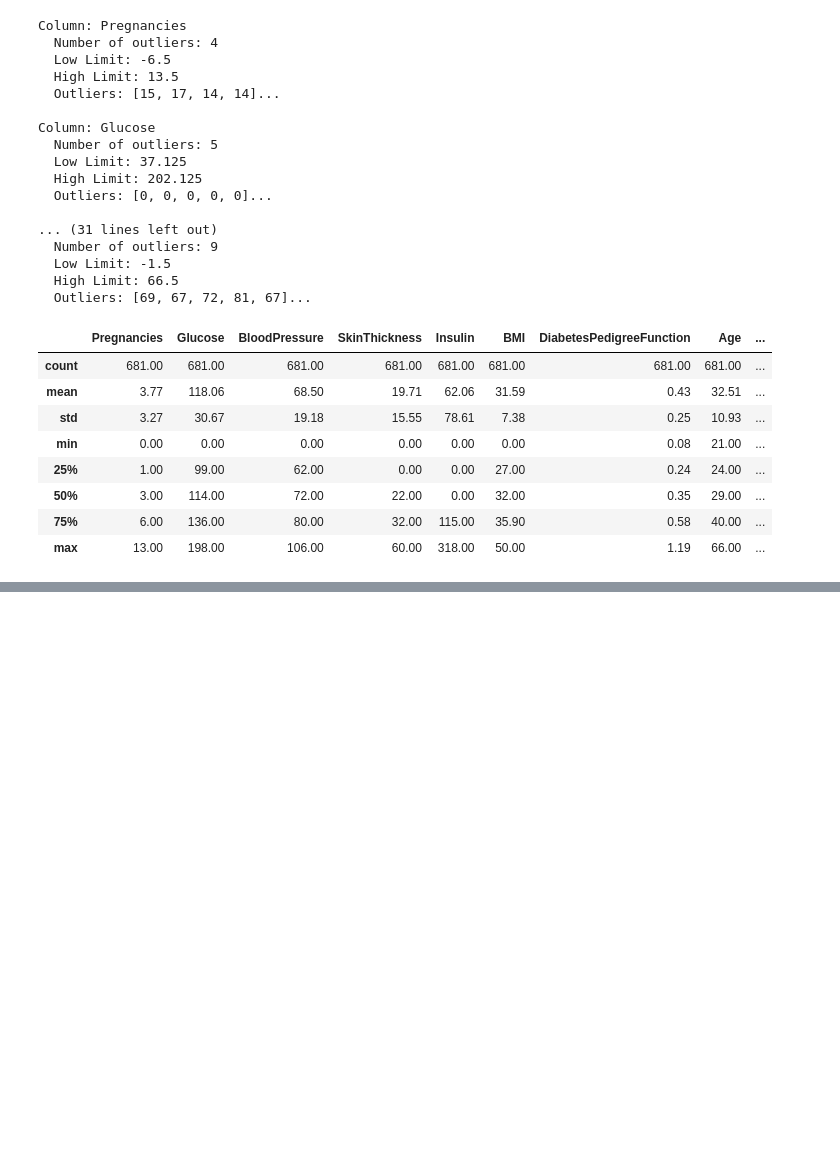
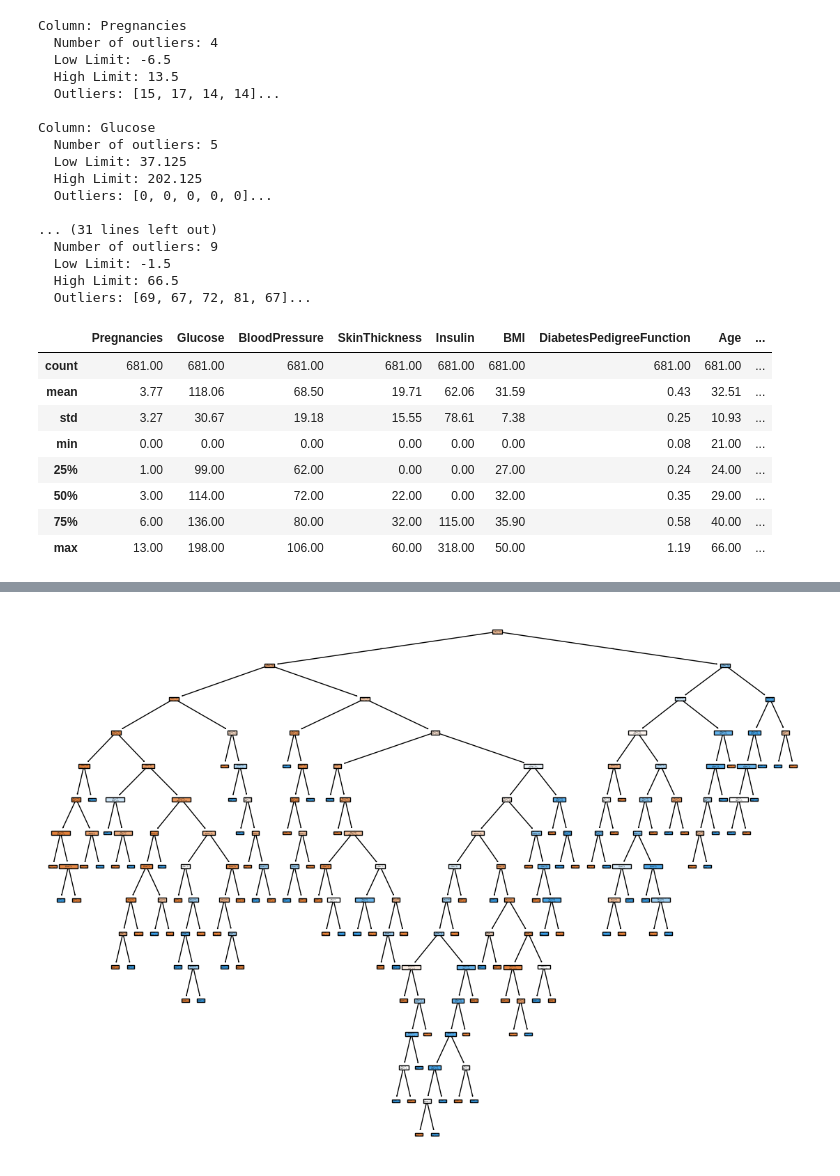
Before and after one commit to Nonpoint93/decision-tree-algo-project, a Jupyter notebook: src/explore.ipynb, the cells around one changed output, grey strips where cells are left out. Cells and saved outputs as stored; diff of their text form; code cells hidden in the pictures; blank space fills up the shorter version.

```diff
--- a/src/explore.ipynb
+++ b/src/explore.ipynb
@@ -229,9 +284,11 @@ y_test.to_csv('../data/processed/y_test.csv', index=False)
 # %%
 X_train_with_outliers_std, X_test_with_outliers_std = standard_scaler(X_train_with_outliers, X_test_with_outliers, 'with_outliers')
 X_train_without_outliers_std, X_test_without_outliers_std = standard_scaler(X_train_without_outliers, X_test_without_outliers, 'without_outliers')
+X_train_transformed_outliers_std, X_test_transformed_outliers_std = standard_scaler(X_train_transformed_outliers, X_test_transformed_outliers, 'transformed_outliers')
 
 X_train_with_outliers_minmax, X_test_with_outliers_minmax = min_max_scaler(X_train_with_outliers, X_test_with_outliers, 'with_outliers')
 X_train_without_outliers_minmax, X_test_without_outliers_minmax = min_max_scaler(X_train_without_outliers, X_test_without_outliers, 'without_outliers')
+X_train_transformed_outliers_minmax, X_test_transformed_outliers_minmax = min_max_scaler(X_train_transformed_outliers, X_test_transformed_outliers, 'transformed_outliers')
 # %%
 def select_k_best(X_train, X_test, y_train, k, filename: str):
 
@@ -245,18 +302,24 @@ def select_k_best(X_train, X_test, y_train, k, filename: str):
 # %%
 X_train_with_outliers_selected, X_test_with_outliers_selected = select_k_best(X_train_with_outliers, X_test_with_outliers, y_train, 'all', 'with_outliers')
 X_train_without_outliers_selected, X_test_without_outliers_selected = select_k_best(X_train_without_outliers, X_test_without_outliers, y_train_without_outliers, 'all', 'without_outliers')
+X_train_transformed_outliers_selected, X_test_transformed_outliers_selected = select_k_best(X_train_transformed_outliers, X_test_transformed_outliers, y_train_transformed_outliers, 'all', 'transformed_outliers')
 # %%
 X_train_with_outliers_std_selected = X_train_with_outliers_std[X_train_with_outliers_selected.columns]
 X_train_without_outliers_std_selected = X_train_without_outliers_std[X_train_without_outliers_selected.columns]
+X_train_transformed_outliers_std_selected = X_train_transformed_outliers_std[X_train_transformed_outliers_selected.columns]
 
 X_test_with_outliers_std_selected = X_test_with_outliers_std[X_test_with_outliers_selected.columns]
 X_test_without_outliers_std_selected = X_test_without_outliers_std[X_test_without_outliers_selected.columns]
+X_test_transformed_outliers_std_selected = X_test_transformed_outliers_std[X_test_transformed_outliers_selected.columns]
+
 
 X_train_with_outliers_minmax_selected = X_train_with_outliers_minmax[X_train_with_outliers_selected.columns]
 X_train_without_outliers_minmax_selected = X_train_without_outliers_minmax[X_train_without_outliers_selected.columns]
+X_train_transformed_outliers_minmax_selected = X_train_transformed_outliers_minmax[X_train_transformed_outliers_selected.columns]
 
 X_test_with_outliers_minmax_selected = X_test_with_outliers_minmax[X_test_with_outliers_selected.columns]
 X_test_without_outliers_minmax_selected = X_test_without_outliers_minmax[X_test_without_outliers_selected.columns]
+X_test_transformed_outliers_minmax_selected = X_test_transformed_outliers_minmax[X_test_transformed_outliers_selected.columns]
 # %%
 dfs_train = {
     'X_train_with_outliers_selected': X_train_with_outliers_selected,
@@ -283,0 +434,14 @@ for name, df in dfs_test.items():
+# %%
+hyperparams = {
+    "splitter": ["best"],
+    "max_depth": [15, 20, 25, 30, 35, None],
+    "min_samples_split": [2, 3, 4, 5],
+    "random_state": [42],
+    "min_weight_fraction_leaf": [0.01, 0.015, 0.025, 0.05, 0.075, 0.1]
+}
+
+model = DecisionTreeClassifier()
+model.fit(dfs_train_without_outliers.get(best_result["df_train"]), y_train_without_outliers)
+grid = GridSearchCV(model, hyperparams, scoring = "accuracy", cv = 3)
+grid.fit(dfs_train_without_outliers.get(best_result["df_train"]), y_train_without_outliers)
+print(f'The best hyperparameters are: {grid.best_params_}')
@@ -283,0 +480,12 @@ for name, df in dfs_test.items():
+# %%
+plt.figure(figsize=(14,10))
+
+plot_tree(
+    model,
+    feature_names = X_train_with_outliers_selected.columns,
+    filled = True
+)
+
+plt.show()
+# %% [output]
+[figure, added]
```
Also changed, not shown: parts of 9 cells of this notebook.
